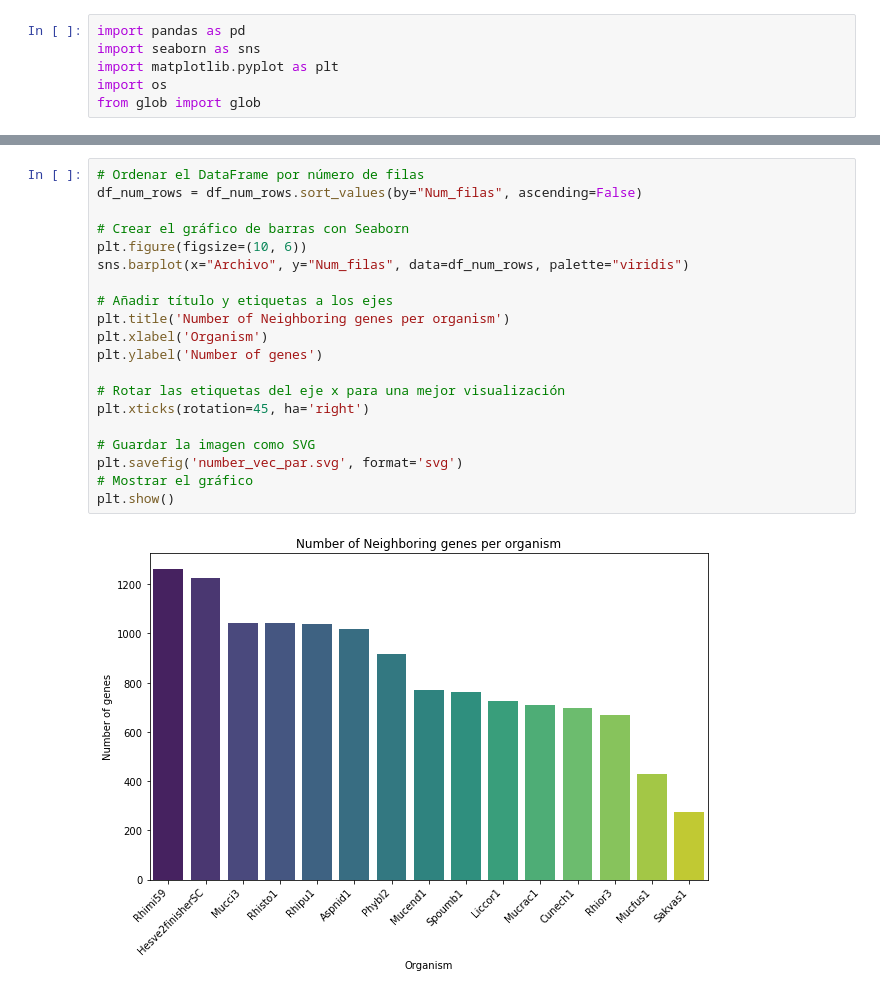
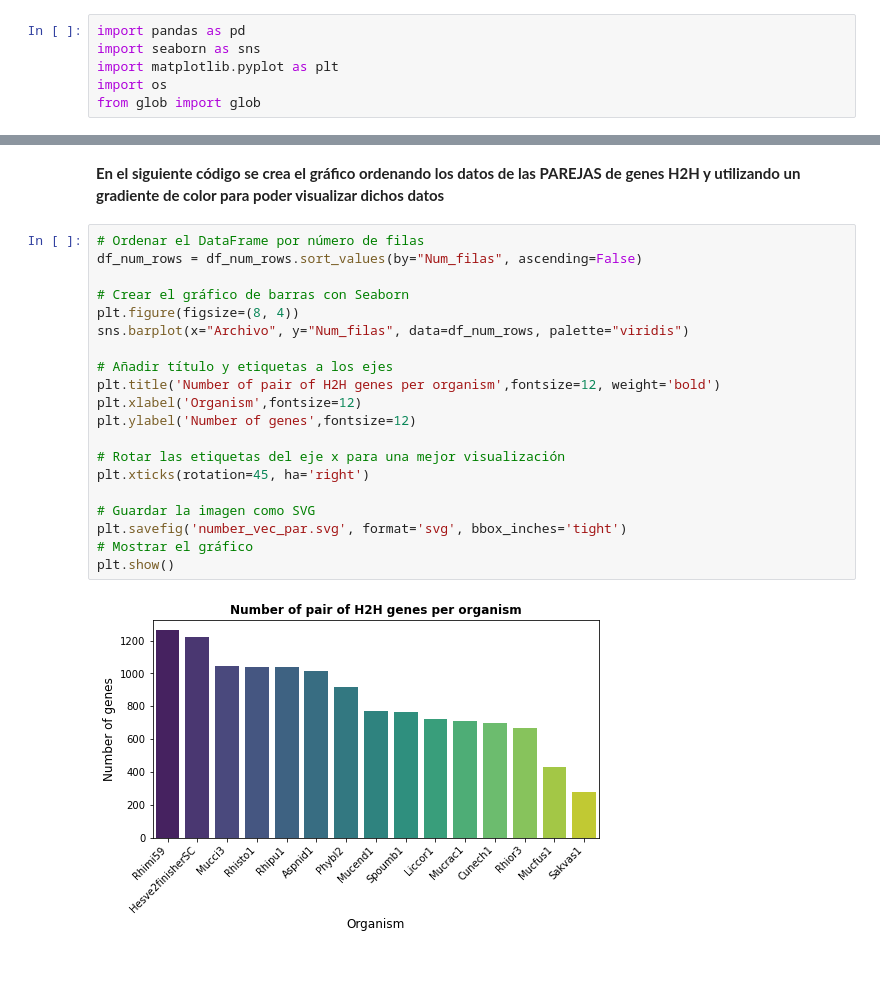
Before and after one commit to ghizlanetahiri95/Structural-and-functional-genomic-analysis-in-the-Mucorales-group, a Jupyter notebook: H2H_all_Fungi/Num_vec_Mucorales.ipynb, the cells around one changed output, grey strips where cells are left out. Drawn from its saved outputs; the diff is of its cells as text; blank space fills up the shorter version.

Commit message:
Add files via upload
Este archivo contiene el código para obtener la representación de los genes H2H totales y del número de parejas de genes H2H de los hongos de este estudio.

```diff
--- a/H2H_all_Fungi/Num_vec_Mucorales.ipynb
+++ b/H2H_all_Fungi/Num_vec_Mucorales.ipynb
@@ -107,22 +113,24 @@ df_num_rows
+# %% [markdown]
+**En el siguiente código se crea el gráfico ordenando los datos de las PAREJAS de genes H2H y utilizando un gradiente de color para poder visualizar dichos datos**
 # %%
 # Ordenar el DataFrame por número de filas
 df_num_rows = df_num_rows.sort_values(by="Num_filas", ascending=False)
 
 # Crear el gráfico de barras con Seaborn
-plt.figure(figsize=(10, 6))
+plt.figure(figsize=(8, 4))
 sns.barplot(x="Archivo", y="Num_filas", data=df_num_rows, palette="viridis")
 
 # Añadir título y etiquetas a los ejes
-plt.title('Number of Neighboring genes per organism')
-plt.xlabel('Organism')
-plt.ylabel('Number of genes')
+plt.title('Number of pair of H2H genes per organism',fontsize=12, weight='bold')
+plt.xlabel('Organism',fontsize=12)
+plt.ylabel('Number of genes',fontsize=12)
 
 # Rotar las etiquetas del eje x para una mejor visualización
 plt.xticks(rotation=45, ha='right')
 
 # Guardar la imagen como SVG
-plt.savefig('number_vec_par.svg', format='svg')
+plt.savefig('number_vec_par.svg', format='svg', bbox_inches='tight')
 # Mostrar el gráfico
 plt.show()
 # %% [output]
-[figure, old version]
+[figure, new version]
```
Also changed, not shown: parts of 6 cells of this notebook.
